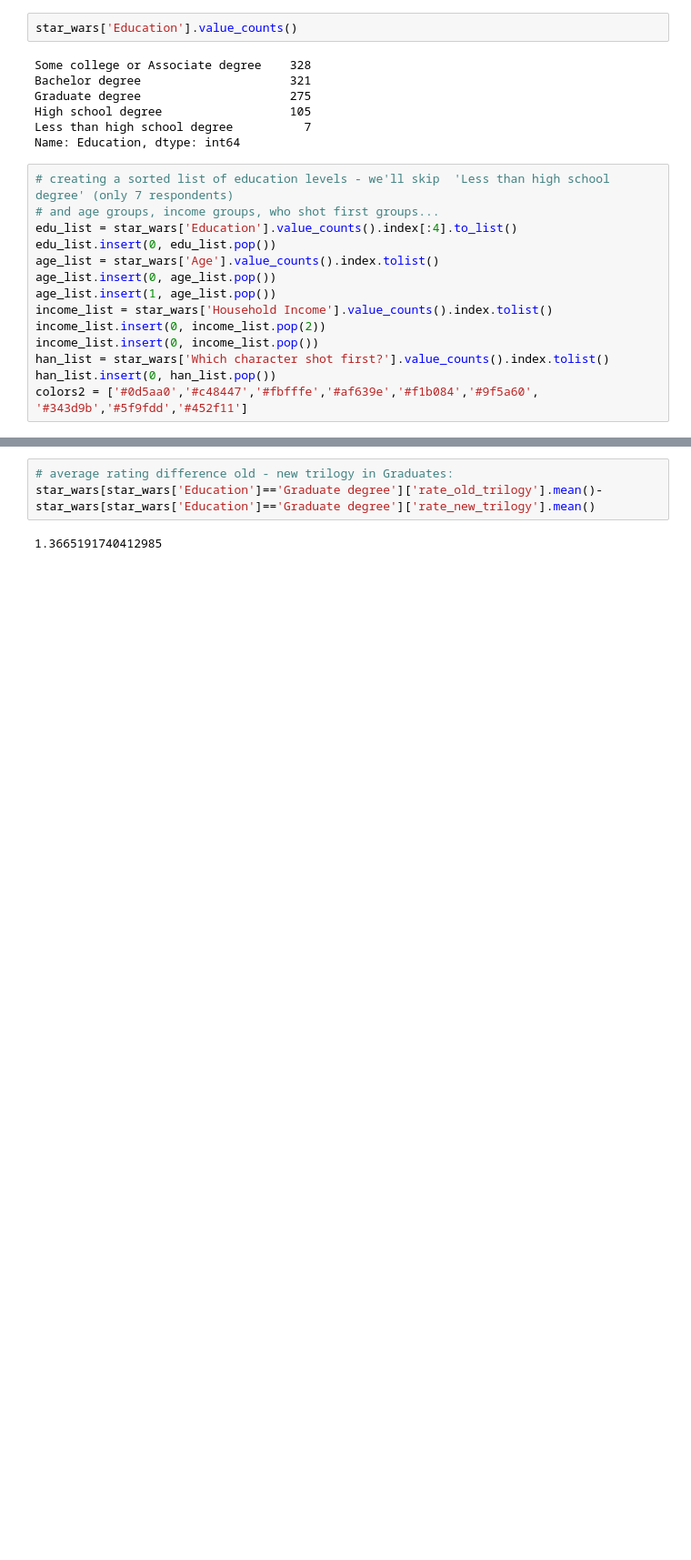
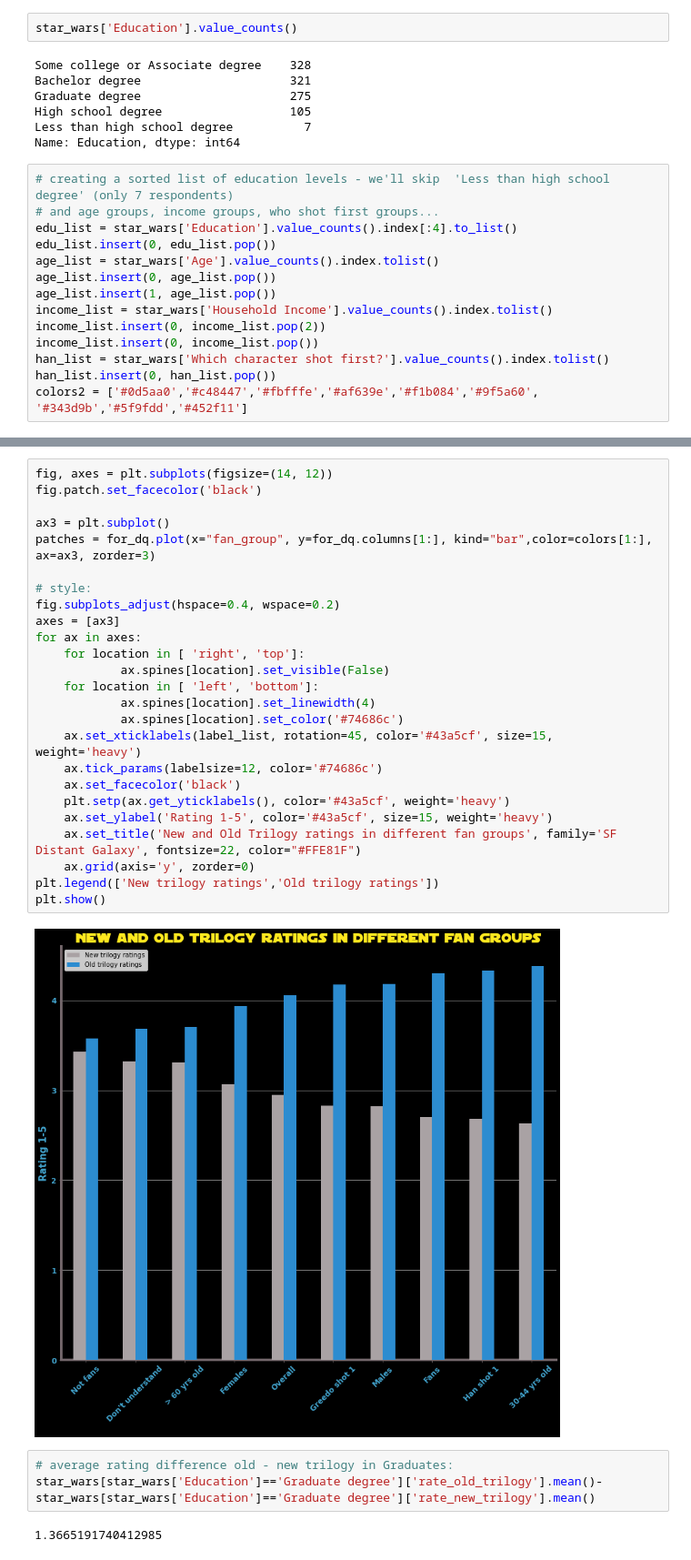
Before and after one commit to grumpyclimber/portfolio, a Jupyter notebook: star_wars/yoda.ipynb, the cells around one changed output, grey strips where cells are left out. Shown at 91% size. Saved outputs shown, nothing was run; the diff lists cells and outputs as text; blank space fills up the shorter version.

```diff
--- a/star_wars/yoda.ipynb
+++ b/star_wars/yoda.ipynb
@@ -590,3 +572,30 @@ plt.show()
+# %%
+fig, axes = plt.subplots(figsize=(14, 12))
+fig.patch.set_facecolor('black')
+
+ax3 = plt.subplot()
+patches = for_dq.plot(x="fan_group", y=for_dq.columns[1:], kind="bar",color=colors[1:], ax=ax3, zorder=3)
+
+# style:
+fig.subplots_adjust(hspace=0.4, wspace=0.2)
+axes = [ax3]
+for ax in axes:
+    for location in [ 'right', 'top']:
+            ax.spines[location].set_visible(False)
+    for location in [ 'left', 'bottom']:
+            ax.spines[location].set_linewidth(4)
+            ax.spines[location].set_color('#74686c')
+    ax.set_xticklabels(label_list, rotation=45, color='#43a5cf', size=15, weight='heavy')
+    ax.tick_params(labelsize=12, color='#74686c')
+    ax.set_facecolor('black')
+    plt.setp(ax.get_yticklabels(), color='#43a5cf', weight='heavy')
+    ax.set_ylabel('Rating 1-5', color='#43a5cf', size=15, weight='heavy')
+    ax.set_title('New and Old Trilogy ratings in different fan groups', family='SF Distant Galaxy', fontsize=22, color="#FFE81F")
+    ax.grid(axis='y', zorder=0)
+plt.legend(['New trilogy ratings','Old trilogy ratings'])
+plt.show()
+# %% [output]
+[figure, added]
 # %%
 # average rating difference old - new trilogy in Graduates:
 star_wars[star_wars['Education']=='Graduate degree']['rate_old_trilogy'].mean()-star_wars[star_wars['Education']=='Graduate degree']['rate_new_trilogy'].mean()
```
Also changed, not shown: parts of 54 cells of this notebook.
